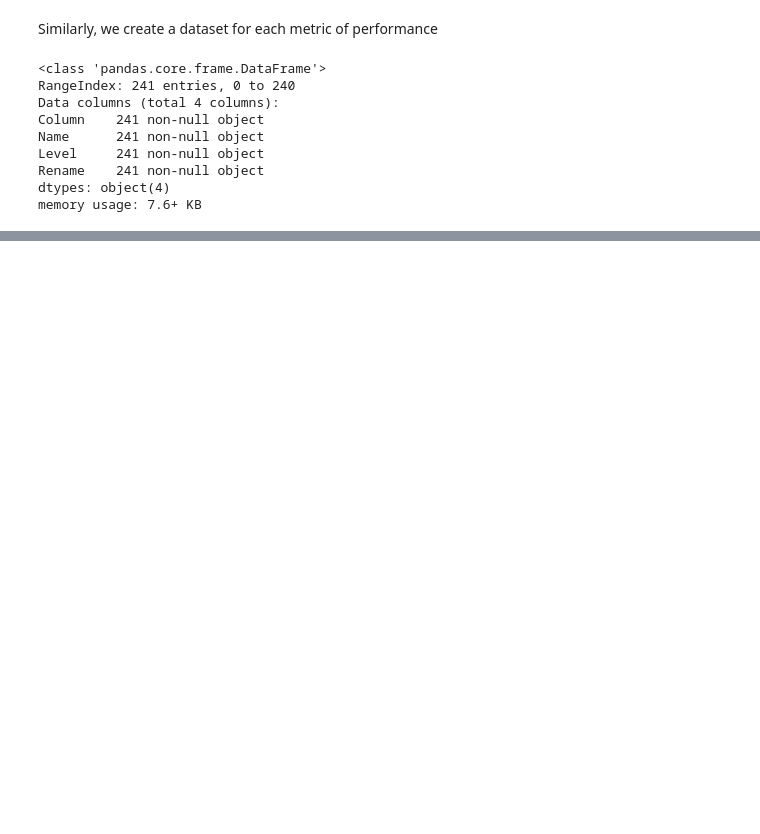
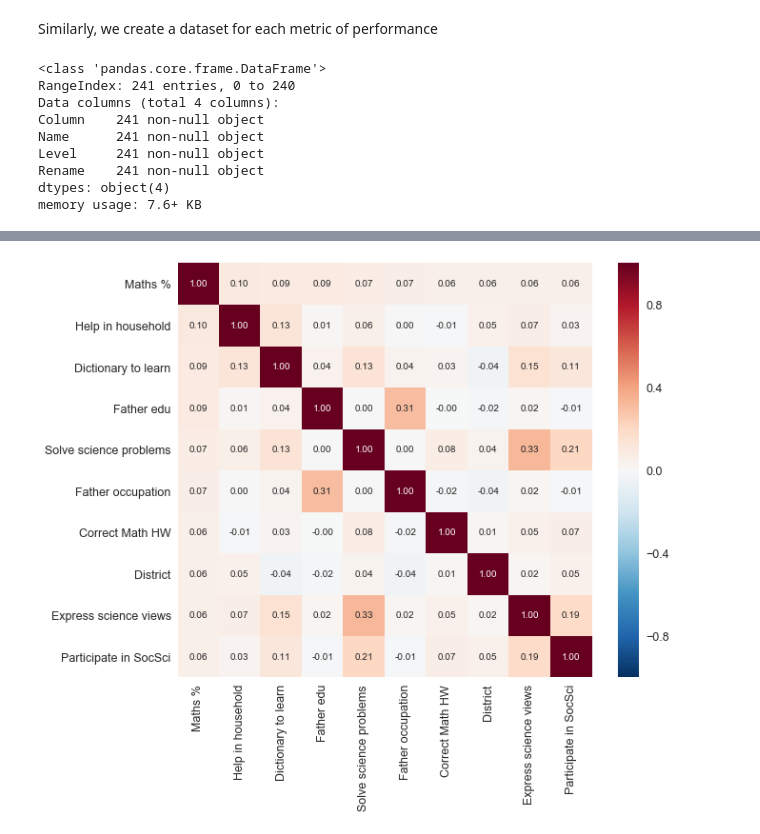
Before and after one commit to CalmDownKarm/Gramener-Intro-Task, a Jupyter notebook: NAS Exploration.ipynb, the cells around one changed output, grey strips where cells are left out. Cells and saved outputs as stored; diff of their text form; code cells hidden in the pictures; blank space fills up the shorter version.

Commit message:
need to make some plots

```diff
--- a/NAS Exploration.ipynb
+++ b/NAS Exploration.ipynb
@@ -55,5 +58,3 @@ One thing that might potentially help is to split our data frame into one frame
 Moreover, we also have 0 levels in our dataset for columns that shouldn't be given 0 levels according to the labels csv file. We also need find a way to deal with those.
 # %%
 Maths = Data.drop(['Reading %','Science %','Social %'],axis=1)
-Maths.dropna(axis=0,how='any',inplace=True)
-Maths.shape
@@ -119,0 +82,28 @@ temp
+# %%
+zero_allowed = pd.DataFrame(labels.loc[labels['Level'].astype(str) == '0'])
+#Slightly janky, but I didn't want to drop the states and can't convert characters to base 10 ints implicitly.
+zero_allowed = zero_allowed['Column'].tolist()
+#Gives me the list of the columns which shouldn't have zeroes.
+def remove_zeroes(df):
+    '''Helper function that first removes nulls and then removes 0's from rows that shouldn't have zeroes.'''
+    df.dropna(axis=0,how='any',inplace=True)
+    zero_not_allowed = [item for item in df.columns.values.tolist() if item not in zero_allowed]
+    df = df.replace(0,np.nan)
+    #Since the dropna function has a subset parameter, casting 0's to
+    df.dropna(axis =0, how='any',inplace=True,subset = zero_not_allowed)
+    df.fillna(value=0,inplace=True)
+
+    #Convert object types to categories and categories to cat codes.
+    objects = df.select_dtypes(include=['O']).columns.tolist()
+    for col in objects:
+        df[col] = df[col].astype('category')
+    cat_columns = df.select_dtypes(['category']).columns
+    df[cat_columns] = df[cat_columns].apply(lambda x: x.cat.codes)
+    return df
+# %%
+Maths=remove_zeroes(Maths)
+Science=remove_zeroes(Science)
+Social=remove_zeroes(Social)
+Reading=remove_zeroes(Reading)
+Maths_and_Science=remove_zeroes(Maths_and_Science)
+NullsDropped=remove_zeroes(NullsDropped)
@@ -119,0 +146,16 @@ temp
+# %%
+def correlation_matrix(df,target):
+    '''Helper function for correlation matrix'''
+    k = 10 #number of variables for heatmap
+    corrmat = df.corr()
+    cols = corrmat.nlargest(k, target)[target].index
+    cm = np.corrcoef(df[cols].values.T)
+    fig, ax = plt.subplots()
+    fig.set_size_inches(10,8)
+    sns.set(font_scale=1.25)
+    hm = sns.heatmap(cm, cbar=True, annot=True, square=True, fmt='.2f', annot_kws={'size': 10}, yticklabels=cols.values, xticklabels=cols.values,ax=ax)
+    plt.show()
+# %%
+correlation_matrix(Maths,'Maths %')
+# %% [output]
+[figure, added]
```
Also changed, not shown: parts of 26 cells of this notebook, 1 other file.
